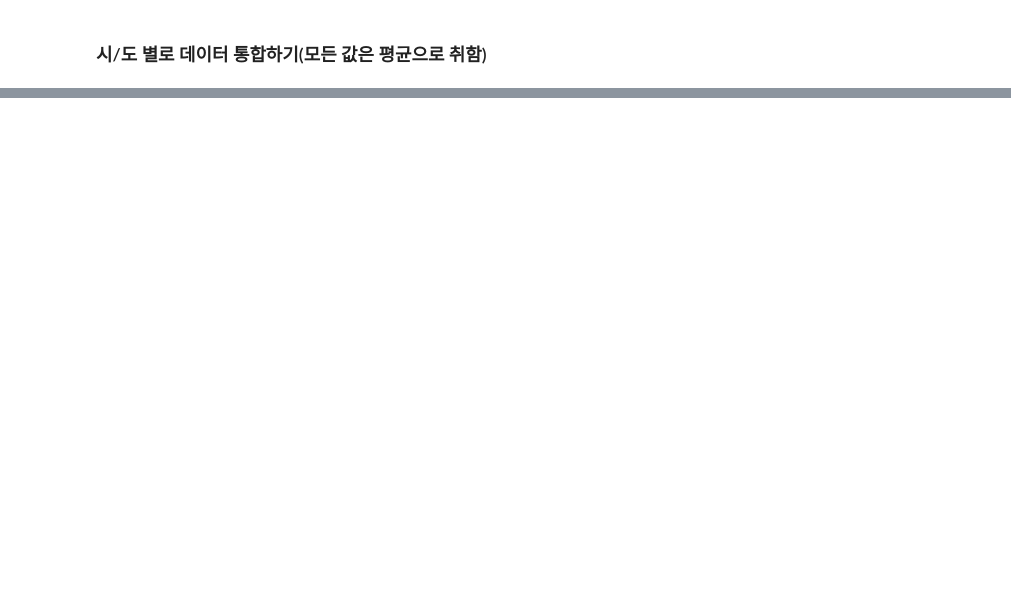
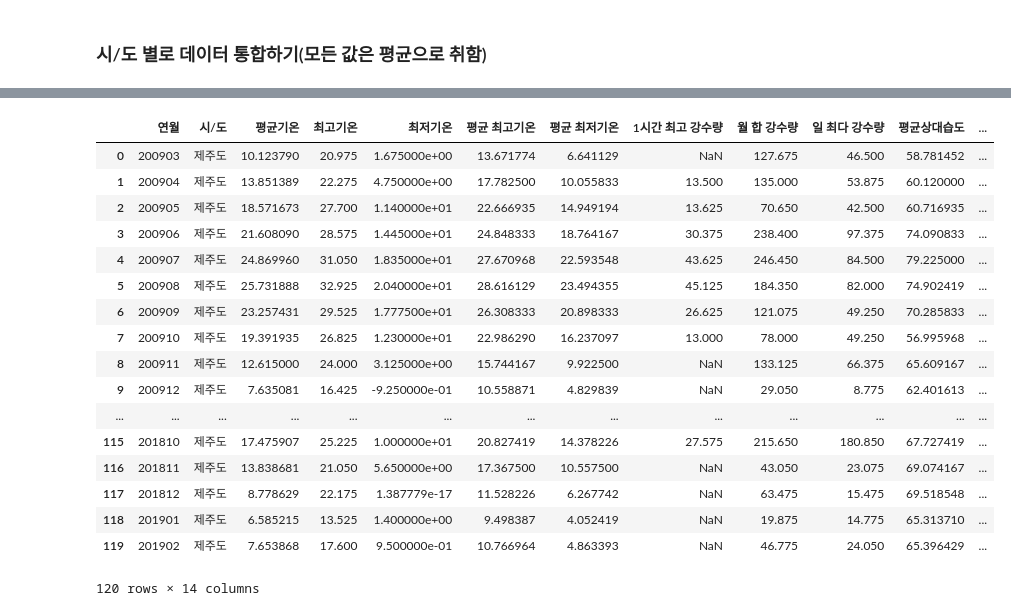
Before and after one commit to statKim/TIL, a Jupyter notebook: Python/API/기상청_api.ipynb, the cells around one changed output, grey strips where cells are left out. Cells and saved outputs as stored; diff of their text form; code cells hidden in the pictures; blank space fills up the shorter version.

```diff
--- a/Python/API/기상청_api.ipynb
+++ b/Python/API/기상청_api.ipynb
@@ -576,0 +572,21 @@ for city in location["시도"].unique().tolist():
+# %%
+pd.read_csv("data/monthly_weather_제주도.csv", encoding="utf-8", engine="python")
+# %% [output]
+|  | 연월 | 시/도 | 평균기온 | 최고기온 | 최저기온 | 평균 최고기온 | 평균 최저기온 | 1시간 최고 강수량 | 월 합 강수량 | 일 최다 강수량 | 평균상대습도 | ... |
+| 0 | 200903 | 제주도 | 10.123790 | 20.975 | 1.675000e+00 | 13.671774 | 6.641129 | NaN | 127.675 | 46.500 | 58.781452 | ... |
+| 1 | 200904 | 제주도 | 13.851389 | 22.275 | 4.750000e+00 | 17.782500 | 10.055833 | 13.500 | 135.000 | 53.875 | 60.120000 | ... |
+| 2 | 200905 | 제주도 | 18.571673 | 27.700 | 1.140000e+01 | 22.666935 | 14.949194 | 13.625 | 70.650 | 42.500 | 60.716935 | ... |
+| 3 | 200906 | 제주도 | 21.608090 | 28.575 | 1.445000e+01 | 24.848333 | 18.764167 | 30.375 | 238.400 | 97.375 | 74.090833 | ... |
+| 4 | 200907 | 제주도 | 24.869960 | 31.050 | 1.835000e+01 | 27.670968 | 22.593548 | 43.625 | 246.450 | 84.500 | 79.225000 | ... |
+| 5 | 200908 | 제주도 | 25.731888 | 32.925 | 2.040000e+01 | 28.616129 | 23.494355 | 45.125 | 184.350 | 82.000 | 74.902419 | ... |
+| 6 | 200909 | 제주도 | 23.257431 | 29.525 | 1.777500e+01 | 26.308333 | 20.898333 | 26.625 | 121.075 | 49.250 | 70.285833 | ... |
+| 7 | 200910 | 제주도 | 19.391935 | 26.825 | 1.230000e+01 | 22.986290 | 16.237097 | 13.000 | 78.000 | 49.250 | 56.995968 | ... |
+| 8 | 200911 | 제주도 | 12.615000 | 24.000 | 3.125000e+00 | 15.744167 | 9.922500 | NaN | 133.125 | 66.375 | 65.609167 | ... |
+| 9 | 200912 | 제주도 | 7.635081 | 16.425 | -9.250000e-01 | 10.558871 | 4.829839 | NaN | 29.050 | 8.775 | 62.401613 | ... |
+| ... | ... | ... | ... | ... | ... | ... | ... | ... | ... | ... | ... | ... |
+| 115 | 201810 | 제주도 | 17.475907 | 25.225 | 1.000000e+01 | 20.827419 | 14.378226 | 27.575 | 215.650 | 180.850 | 67.727419 | ... |
+| 116 | 201811 | 제주도 | 13.838681 | 21.050 | 5.650000e+00 | 17.367500 | 10.557500 | NaN | 43.050 | 23.075 | 69.074167 | ... |
+| 117 | 201812 | 제주도 | 8.778629 | 22.175 | 1.387779e-17 | 11.528226 | 6.267742 | NaN | 63.475 | 15.475 | 69.518548 | ... |
+| 118 | 201901 | 제주도 | 6.585215 | 13.525 | 1.400000e+00 | 9.498387 | 4.052419 | NaN | 19.875 | 14.775 | 65.313710 | ... |
+| 119 | 201902 | 제주도 | 7.653868 | 17.600 | 9.500000e-01 | 10.766964 | 4.863393 | NaN | 46.775 | 24.050 | 65.396429 | ... |
+120 rows × 14 columns
```
Also changed, not shown: parts of 11 cells of this notebook, 1 other file.
